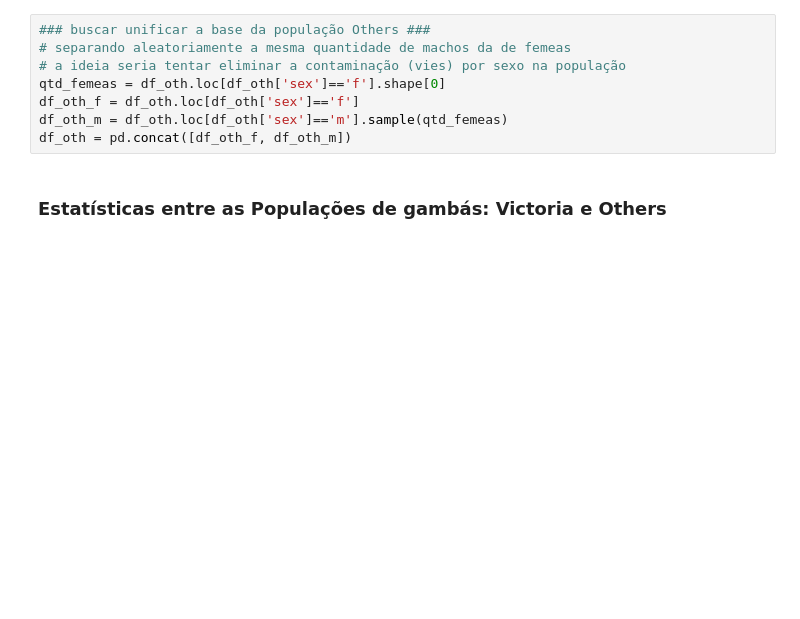
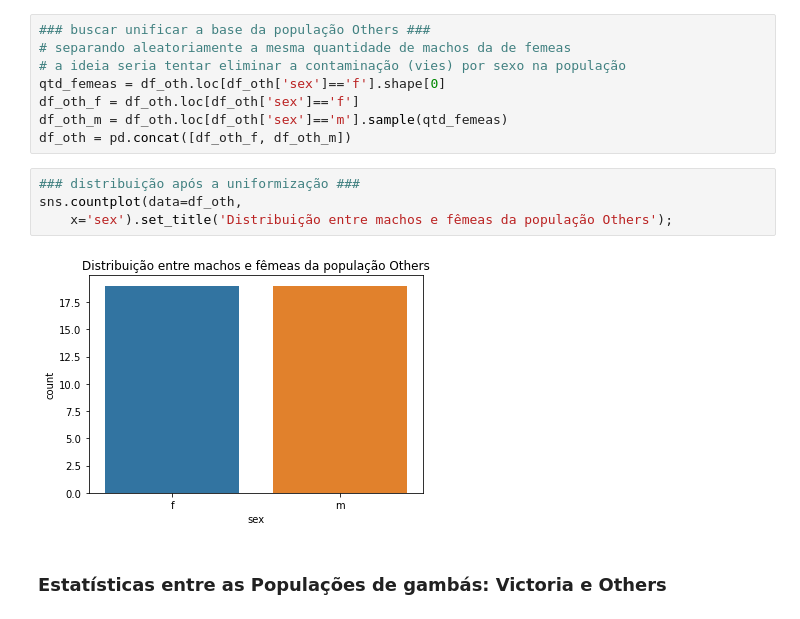
Before and after one commit to Gabrieleas10/kolmogorov-smirnov-test, a Jupyter notebook: ks_tests.ipynb, the cells around one changed output. Saved outputs shown, nothing was run; the diff lists cells and outputs as text; blank space fills up the shorter version.

```diff
--- a/ks_tests.ipynb
+++ b/ks_tests.ipynb
@@ -105,6 +105,12 @@ qtd_femeas = df_oth.loc[df_oth['sex']=='f'].shape[0]
 df_oth_f = df_oth.loc[df_oth['sex']=='f']
 df_oth_m = df_oth.loc[df_oth['sex']=='m'].sample(qtd_femeas)
 df_oth = pd.concat([df_oth_f, df_oth_m])
+# %%
+### distribuição após a uniformização ###
+sns.countplot(data=df_oth,
+    x='sex').set_title('Distribuição entre machos e fêmeas da população Others');
+# %% [output]
+[figure, added]
 # %% [markdown]
 ### Estatísticas entre as Populações de gambás: Victoria e Others
 # %%
```
Also changed, not shown: parts of 26 cells of this notebook.
